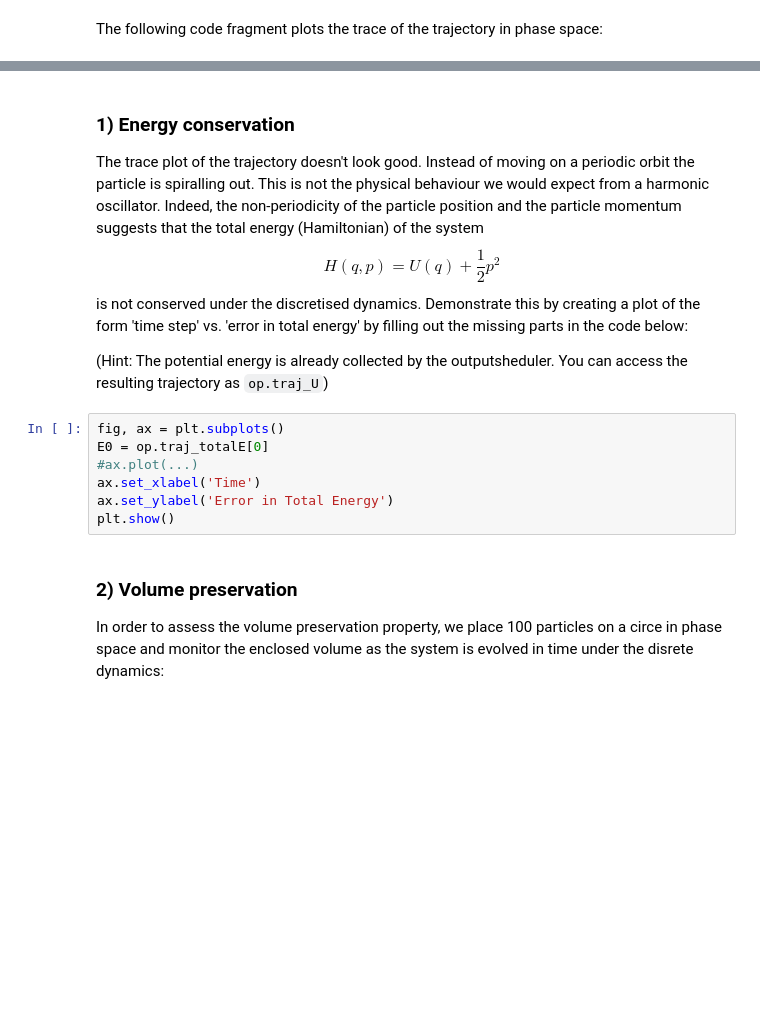
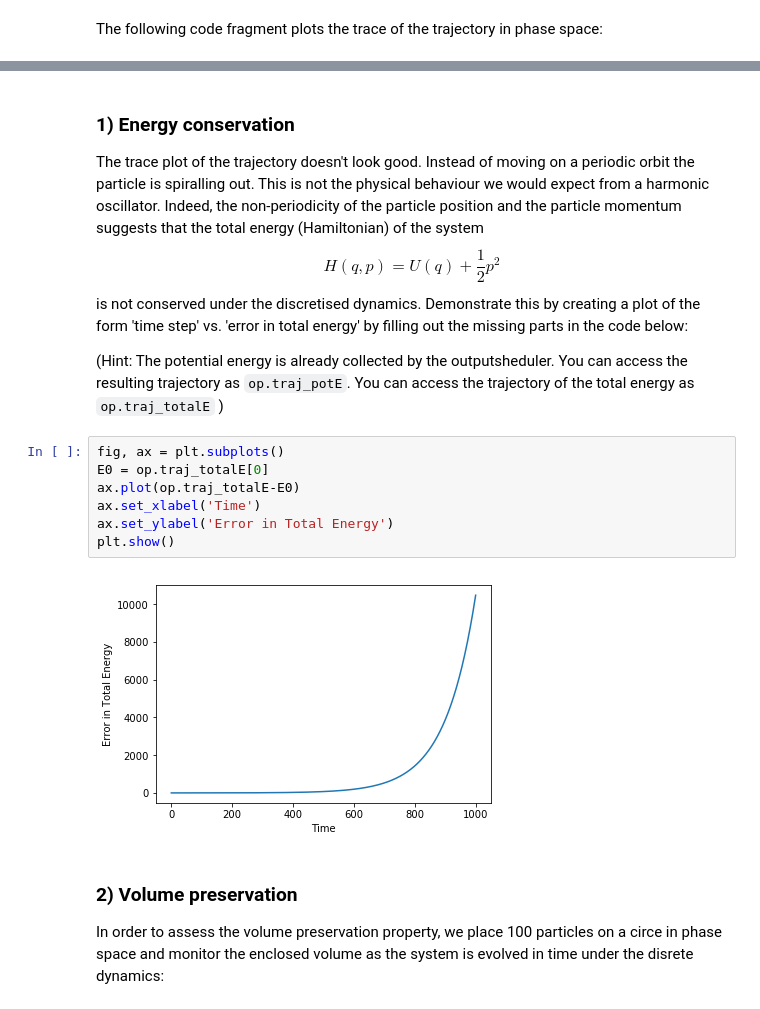
Before and after one commit to MatthiasSachs/BeijingSummerSchool, a Jupyter notebook: day1_exercises.ipynb, the cells around one changed output, grey strips where cells are left out. Saved outputs shown, nothing was run; the diff lists cells and outputs as text; blank space fills up the shorter version.

```diff
--- a/day1_exercises.ipynb
+++ b/day1_exercises.ipynb
@@ -88,14 +90,16 @@ The trace plot of the trajectory doesn't look good. Instead of moving on a perio
 $$H(q,p) = U(q)+\frac{1}{2}p^2$$
 is not conserved under the discretised dynamics. Demonstrate this by creating a plot of the form 'time step' vs. 'error in total energy' by filling out the missing parts in the code below:
 
-(Hint: The potential energy is already collected by the outputsheduler. You can access the resulting trajectory as `op.traj_U`)
+(Hint: The potential energy is already collected by the outputsheduler. You can access the resulting trajectory as `op.traj_potE`. You can access the trajectory of the total energy as `op.traj_totalE` )
 # %%
 fig, ax = plt.subplots()
 E0 = op.traj_totalE[0]
-#ax.plot(...)
+ax.plot(op.traj_totalE-E0)
 ax.set_xlabel('Time')
 ax.set_ylabel('Error in Total Energy')
 plt.show()
+# %% [output]
+[figure, added]
 # %% [markdown]
 ### 2) Volume preservation
 In order to assess the volume preservation property, we place 100 particles on a circe in phase space and monitor the enclosed volume as the system is evolved in time under the disrete dynamics:
```
Also changed, not shown: parts of 4 cells of this notebook, 2 other files.
